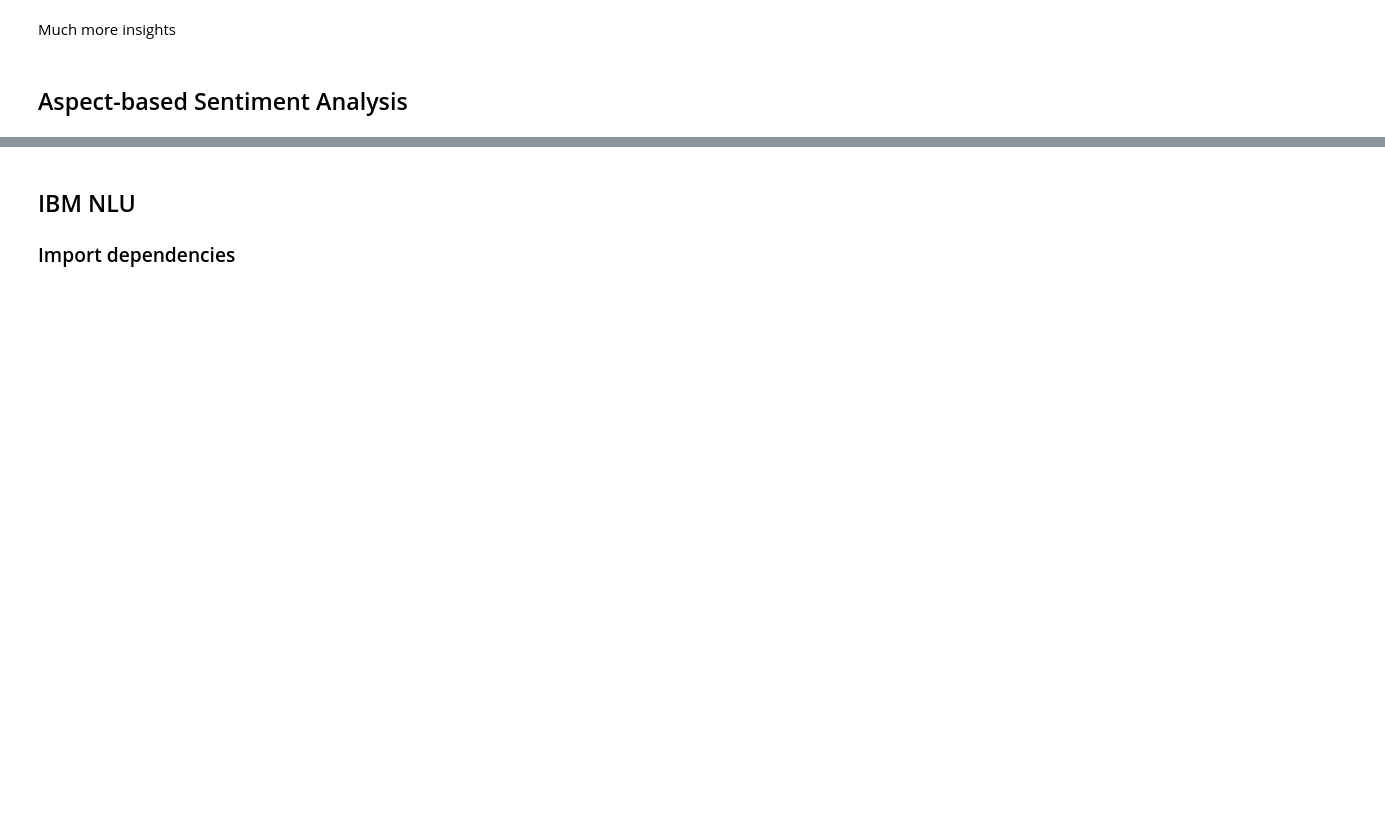
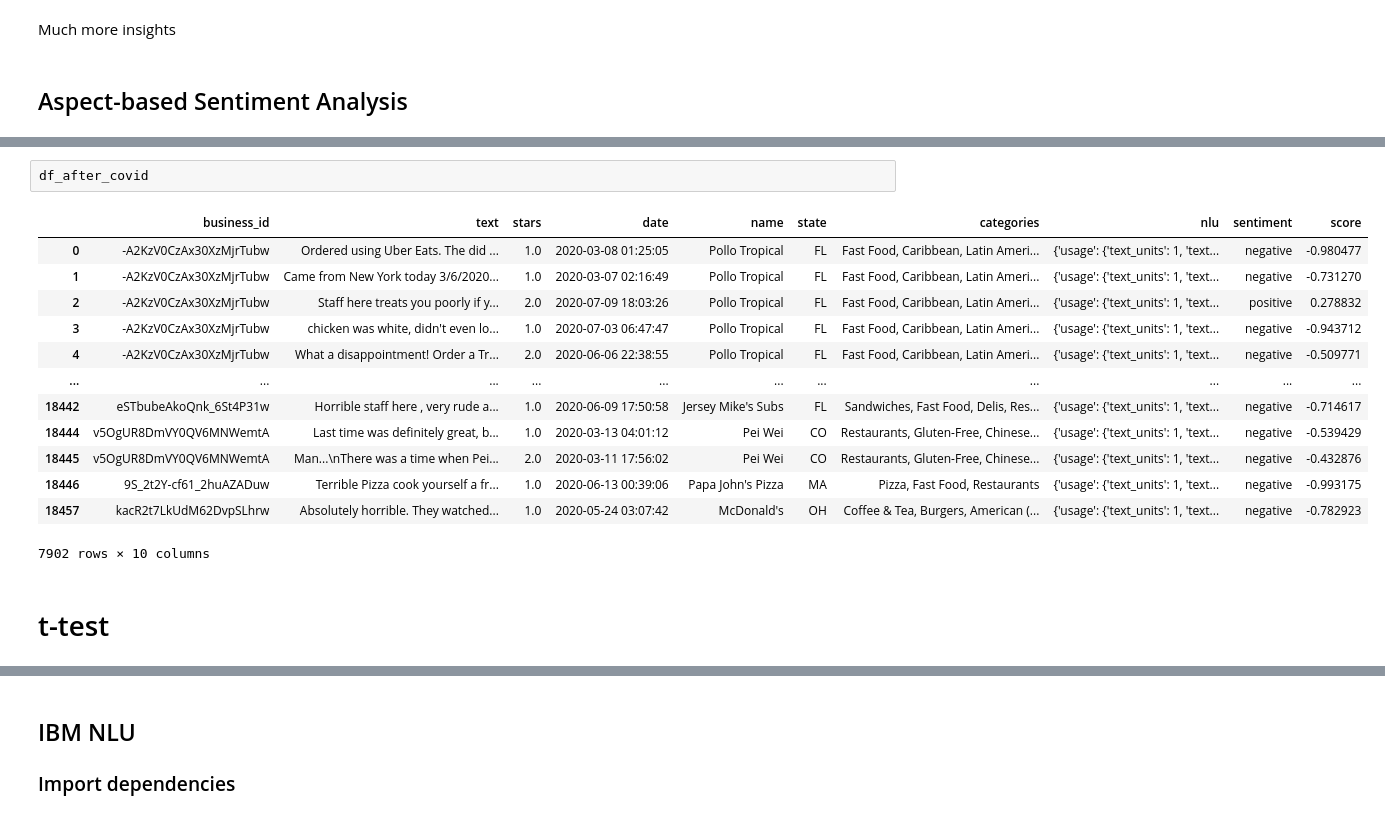
Before and after one commit to aestheteeism/yelp-covid-project, a Jupyter notebook: Notebooks/yelp-review-anlysis.ipynb, the cells around one changed output, grey strips where cells are left out. Drawn from its saved outputs; the diff is of its cells as text; blank space fills up the shorter version.

Commit message:
add t-test

```diff
--- a/Notebooks/yelp-review-anlysis.ipynb
+++ b/Notebooks/yelp-review-anlysis.ipynb
@@ -465,0 +701,18 @@ Much more insights
+# %%
+df_after_covid
+# %% [output]
+|  | business_id | text | stars | date | name | state | categories | nlu | sentiment | score |
+| 0 | -A2KzV0CzAx30XzMjrTubw | Ordered using Uber Eats. The did ... | 1.0 | 2020-03-08 01:25:05 | Pollo Tropical | FL | Fast Food, Caribbean, Latin Ameri... | {'usage': {'text_units': 1, 'text... | negative | -0.980477 |
+| 1 | -A2KzV0CzAx30XzMjrTubw | Came from New York today 3/6/2020... | 1.0 | 2020-03-07 02:16:49 | Pollo Tropical | FL | Fast Food, Caribbean, Latin Ameri... | {'usage': {'text_units': 1, 'text... | negative | -0.731270 |
+| 2 | -A2KzV0CzAx30XzMjrTubw | Staff here treats you poorly if y... | 2.0 | 2020-07-09 18:03:26 | Pollo Tropical | FL | Fast Food, Caribbean, Latin Ameri... | {'usage': {'text_units': 1, 'text... | positive | 0.278832 |
+| 3 | -A2KzV0CzAx30XzMjrTubw | chicken was white, didn't even lo... | 1.0 | 2020-07-03 06:47:47 | Pollo Tropical | FL | Fast Food, Caribbean, Latin Ameri... | {'usage': {'text_units': 1, 'text... | negative | -0.943712 |
+| 4 | -A2KzV0CzAx30XzMjrTubw | What a disappointment! Order a Tr... | 2.0 | 2020-06-06 22:38:55 | Pollo Tropical | FL | Fast Food, Caribbean, Latin Ameri... | {'usage': {'text_units': 1, 'text... | negative | -0.509771 |
+| ... | ... | ... | ... | ... | ... | ... | ... | ... | ... | ... |
+| 18442 | eSTbubeAkoQnk_6St4P31w | Horrible staff here , very rude a... | 1.0 | 2020-06-09 17:50:58 | Jersey Mike's Subs | FL | Sandwiches, Fast Food, Delis, Res... | {'usage': {'text_units': 1, 'text... | negative | -0.714617 |
+| 18444 | v5OgUR8DmVY0QV6MNWemtA | Last time was definitely great, b... | 1.0 | 2020-03-13 04:01:12 | Pei Wei | CO | Restaurants, Gluten-Free, Chinese... | {'usage': {'text_units': 1, 'text... | negative | -0.539429 |
+| 18445 | v5OgUR8DmVY0QV6MNWemtA | Man...\nThere was a time when Pei... | 2.0 | 2020-03-11 17:56:02 | Pei Wei | CO | Restaurants, Gluten-Free, Chinese... | {'usage': {'text_units': 1, 'text... | negative | -0.432876 |
+| 18446 | 9S_2t2Y-cf61_2huAZADuw | Terrible Pizza cook yourself a fr... | 1.0 | 2020-06-13 00:39:06 | Papa John's Pizza | MA | Pizza, Fast Food, Restaurants | {'usage': {'text_units': 1, 'text... | negative | -0.993175 |
+| 18457 | kacR2t7LkUdM62DvpSLhrw | Absolutely horrible. They watched... | 1.0 | 2020-05-24 03:07:42 | McDonald's | OH | Coffee & Tea, Burgers, American (... | {'usage': {'text_units': 1, 'text... | negative | -0.782923 |
+7902 rows × 10 columns
+# %% [markdown]
+# t-test
```
Also changed, not shown: parts of 35 cells of this notebook, 6 other files.
